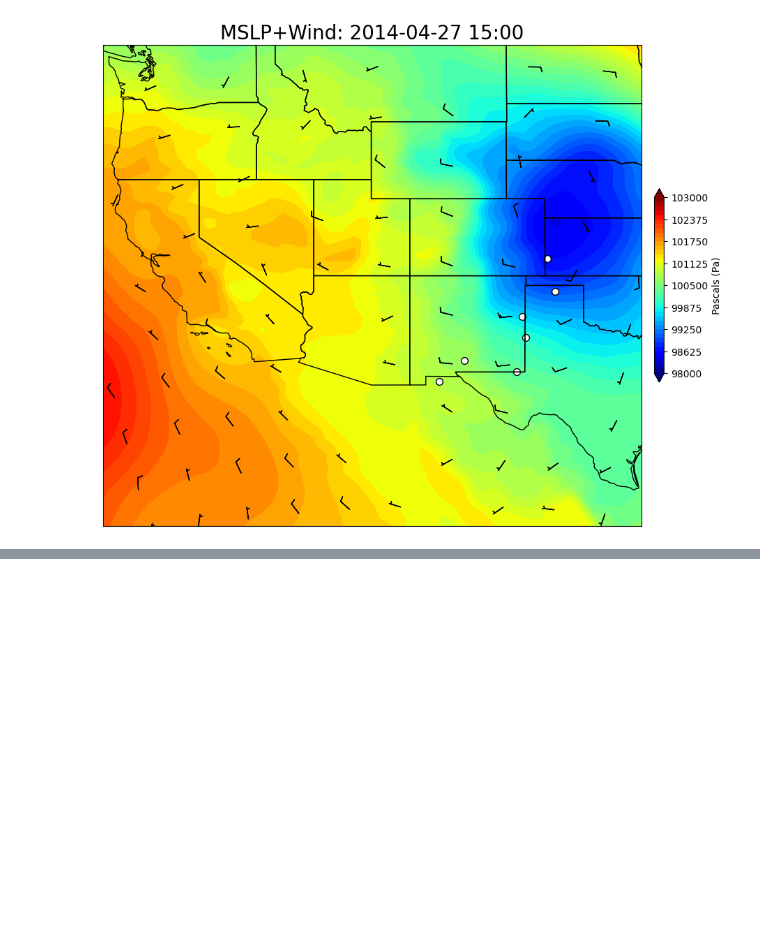
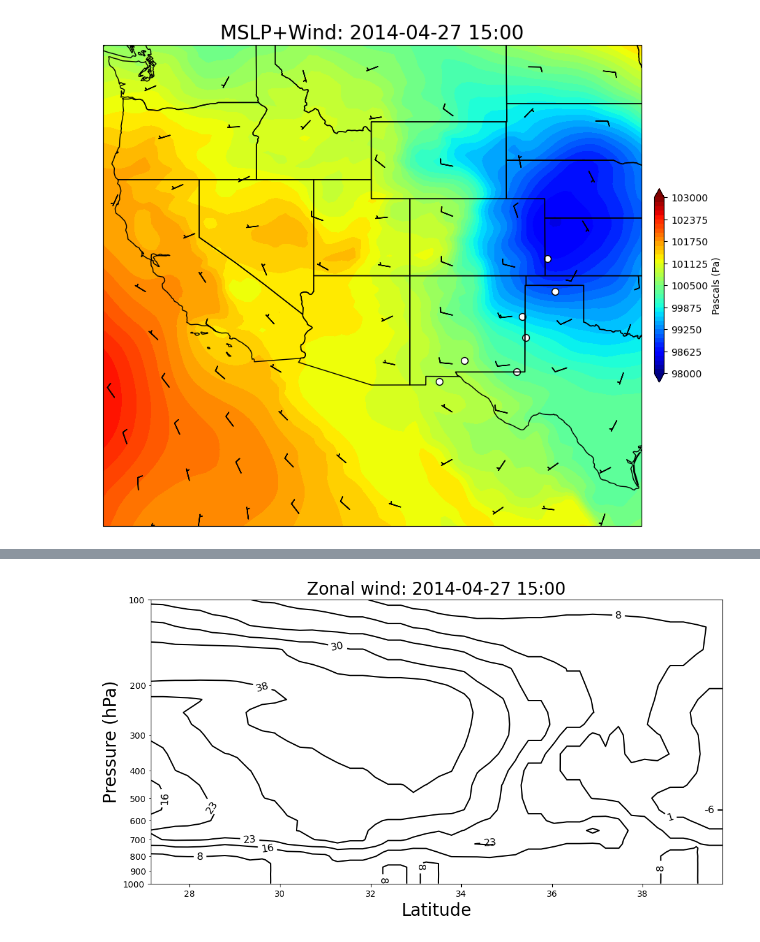
Before and after one commit to jesseturner/Dust_Plumes, a Jupyter notebook: Case_Study.ipynb, the cells around one changed output, grey strips where cells are left out. Drawn from its saved outputs; the diff is of its cells as text; code cells hidden in the pictures; blank space fills up the shorter version.

```diff
--- a/Case_Study.ipynb
+++ b/Case_Study.ipynb
@@ -153,0 +192,8 @@ ax.add_feature(cfeature.STATES)
+# %%
+dt = datetime(2014, 4, 27, 15, 0, 0, 0)
+x=5908266.0
+y=slice(2000000, 3500000)
+
+u_ds_sel = u_ds.sel(time=dt, x=x, y=y)
+
+#u_ds_sel = u_ds_sel.mean(dim='x')
@@ -153,0 +220,18 @@ ax.add_feature(cfeature.STATES)
+# %%
+fig,ax=plt.subplots(1, figsize=(12,6))
+ax.set_yscale('log')
+ax.yaxis.set_minor_formatter(mticker.ScalarFormatter())
+
+levels = np.linspace(np.min(u_ds_sel.uwnd), np.max(u_ds_sel.uwnd), 8)
+
+u=ax.contour(u_ds_sel.lat, u_ds_sel.level, u_ds_sel.uwnd, levels=levels, colors='black')
+cl=plt.clabel(u, inline=True, fmt='%1i', fontsize=12)
+
+formatted_dt = dt.strftime('%Y-%m-%d %H:%M')
+ax.set_title('Zonal wind: '+formatted_dt, size=20)
+ax.set_xlabel('Latitude', size=20)
+ax.set_ylabel('Pressure (hPa)', size=20)
+plt.gca().invert_yaxis()
+plt.gca().yaxis.set_major_formatter(ScalarFormatter(useMathText=False))
+# %% [output]
+[figure, added]
```
Also changed, not shown: parts of 8 cells of this notebook.
